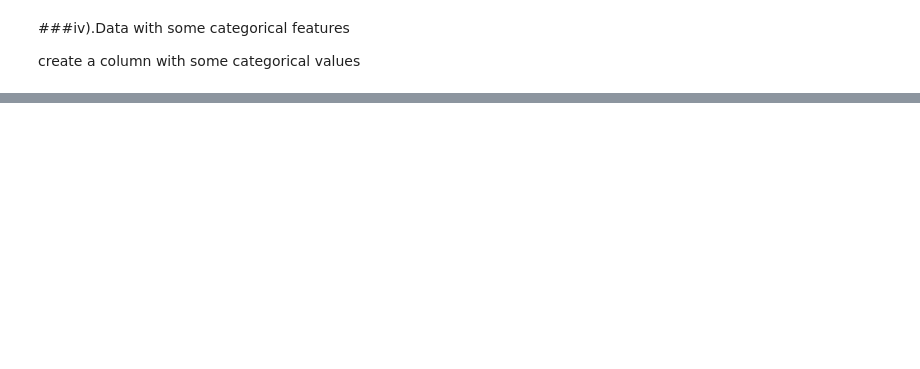
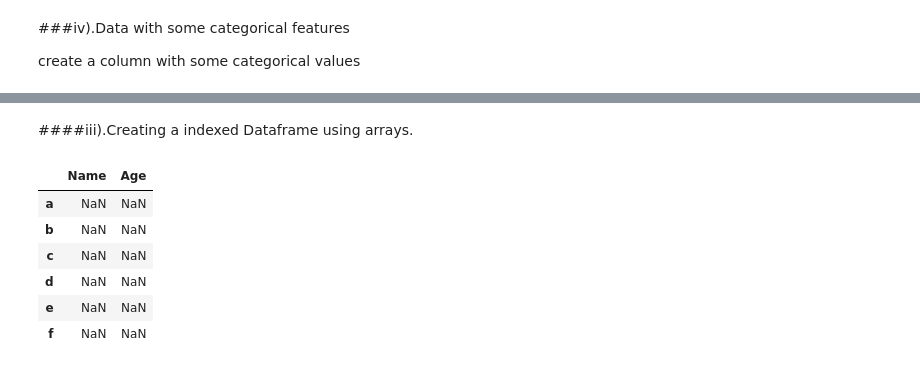
Before and after one commit to Rahullnitp/Data_Cleaning, a Jupyter notebook: Data_Creation.ipynb, the cells around one changed output, grey strips where cells are left out. Drawn from its saved outputs; the diff is of its cells as text; code cells hidden in the pictures; blank space fills up the shorter version.

```diff
--- a/Data_Creation.ipynb
+++ b/Data_Creation.ipynb
@@ -84,0 +115,14 @@ data_null.head()
+# %% [markdown]
+####iii).Creating a indexed Dataframe using arrays.
+# %%
+ata = {'Name':['m', 'k', 'kr', 'j','f','h'], 'Age':[2,3,4,5,6,7]}
+data=pd.DataFrame(data,index=['a','b','c','d','e','f'])
+data
+# %% [output]
+|  | Name | Age |
+| a | NaN | NaN |
+| b | NaN | NaN |
+| c | NaN | NaN |
+| d | NaN | NaN |
+| e | NaN | NaN |
+| f | NaN | NaN |
```
Also changed, not shown: parts of 18 cells of this notebook.
